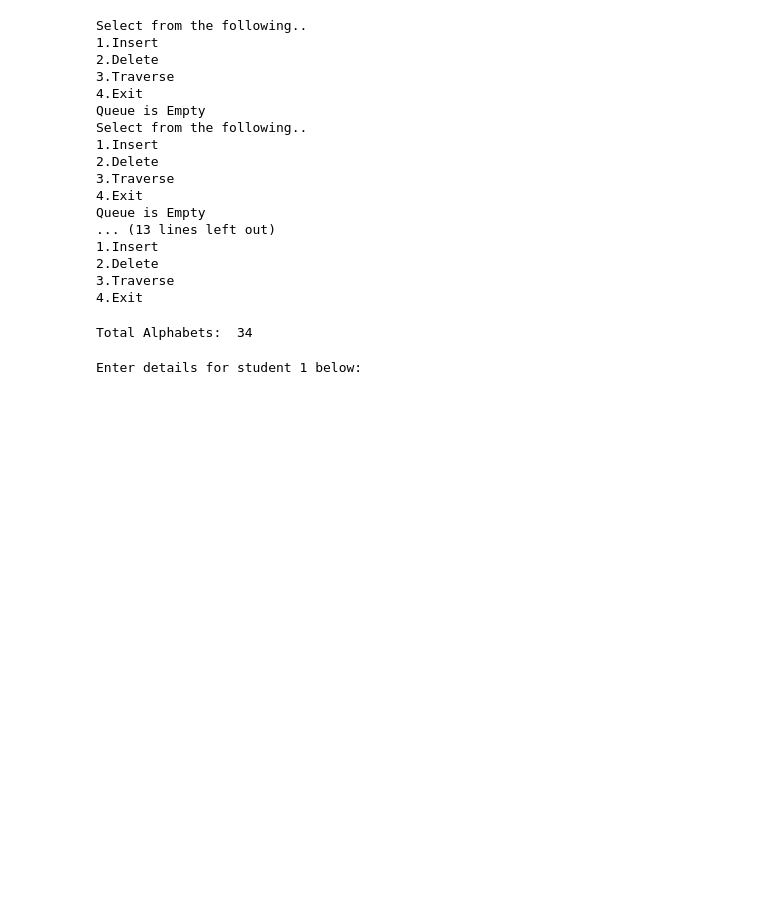
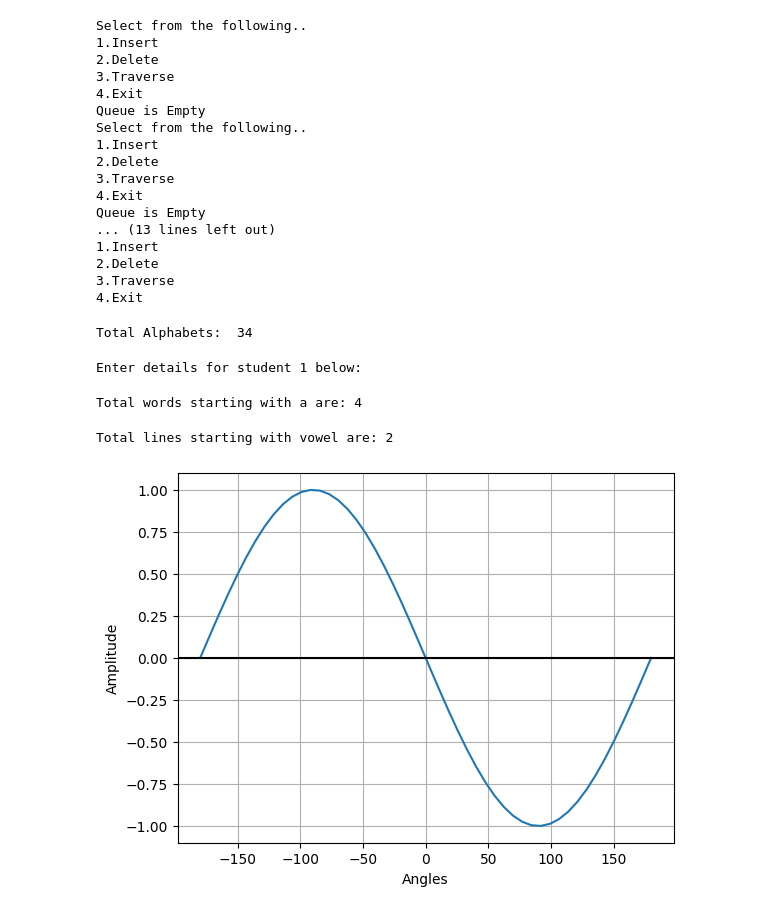
Before and after one commit to SoumadeepChoudhury/Jupyter-Notebook-Special, a Jupyter notebook: PracticalProg.ipynb, the cells around one changed output. Cells and saved outputs as stored; diff of their text form; code cells hidden in the pictures; blank space fills up the shorter version.

```diff
--- a/PracticalProg.ipynb
+++ b/PracticalProg.ipynb
@@ -284,3 +284,43 @@ for i in range(count):
 fileout.close()
 # %% [output]
 Enter details for student 1 below:
+# %%
+#15 Write a python program to read a file named “story.txt”, count and print total words starting with “a” or “A” in the file.
+file = open("story.txt",'r')
+data=file.read()
+file.close()
+data=data.split()
+count=0
+for i in data:
+    if i[0].lower()=='a':
+        count+=1
+print("Total words starting with a are:",count)
+# %% [output]
+Total words starting with a are: 4
+# %%
+#16 Write a python program to read a file named “story.txt”, count and print total lines starting with vowels in the file.
+file = open("story.txt",'r')
+line=file.readline()
+count=0
+while line:
+    if line[0].lower() in 'aeiou':
+        count+=1
+    line=file.readline()
+file.close()
+print("Total lines starting with vowel are:",count)
+# %% [output]
+Total lines starting with vowel are: 2
+# %%
+#17 Write a python program to plot a sine wave using a line chart.
+import matplotlib.pyplot as plt
+import numpy as np
+angles=np.linspace(-np.pi,np.pi)
+amp=np.sin(angles)*-1
+plt.plot([i*180/np.pi for i in angles],amp)
+plt.xlabel("Angles")
+plt.ylabel("Amplitude")
+plt.axhline(y=0, color='k')
+plt.grid()
+plt.show()
+# %% [output]
+[figure, added]
```
Also changed, not shown: parts of 6 cells of this notebook.
